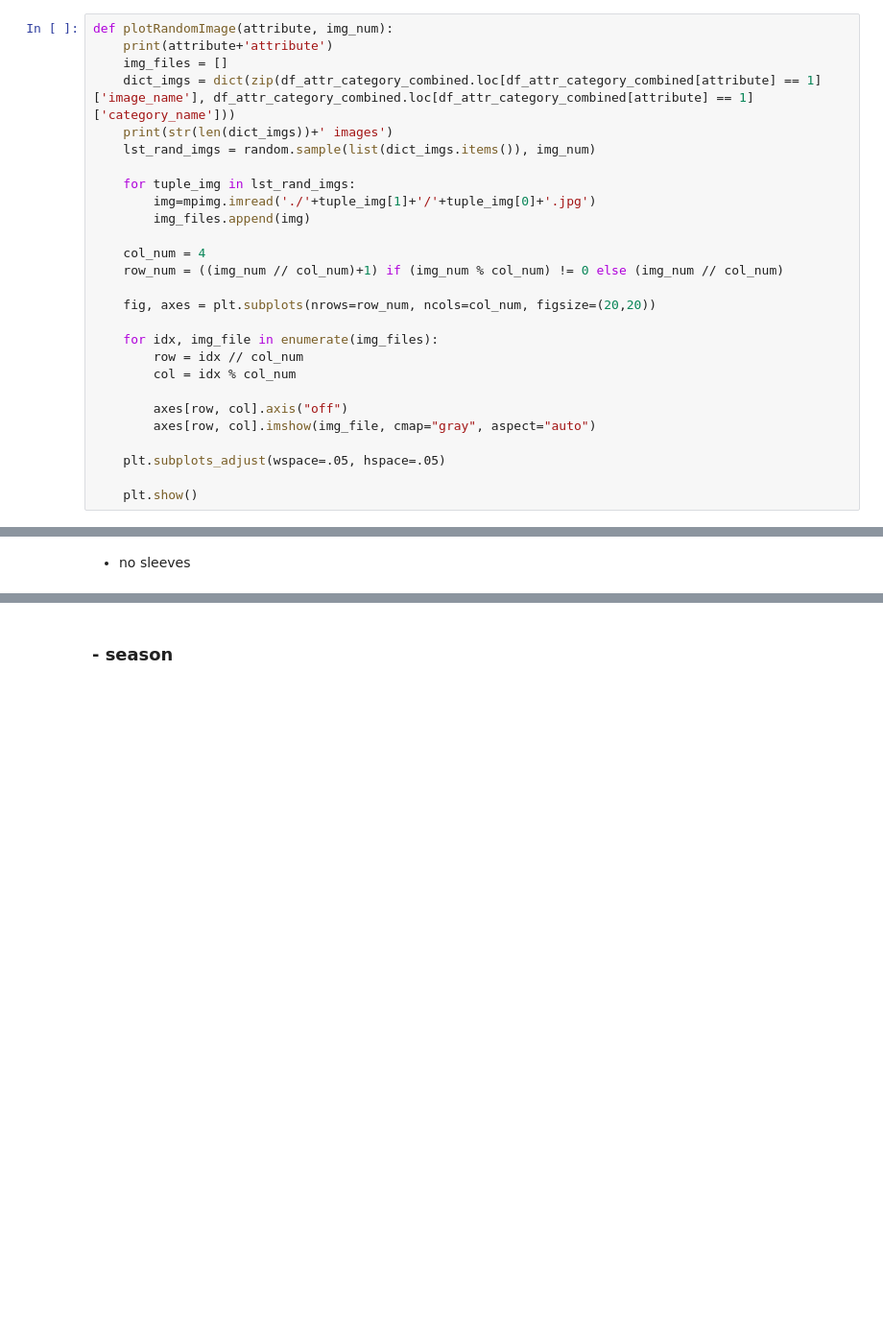
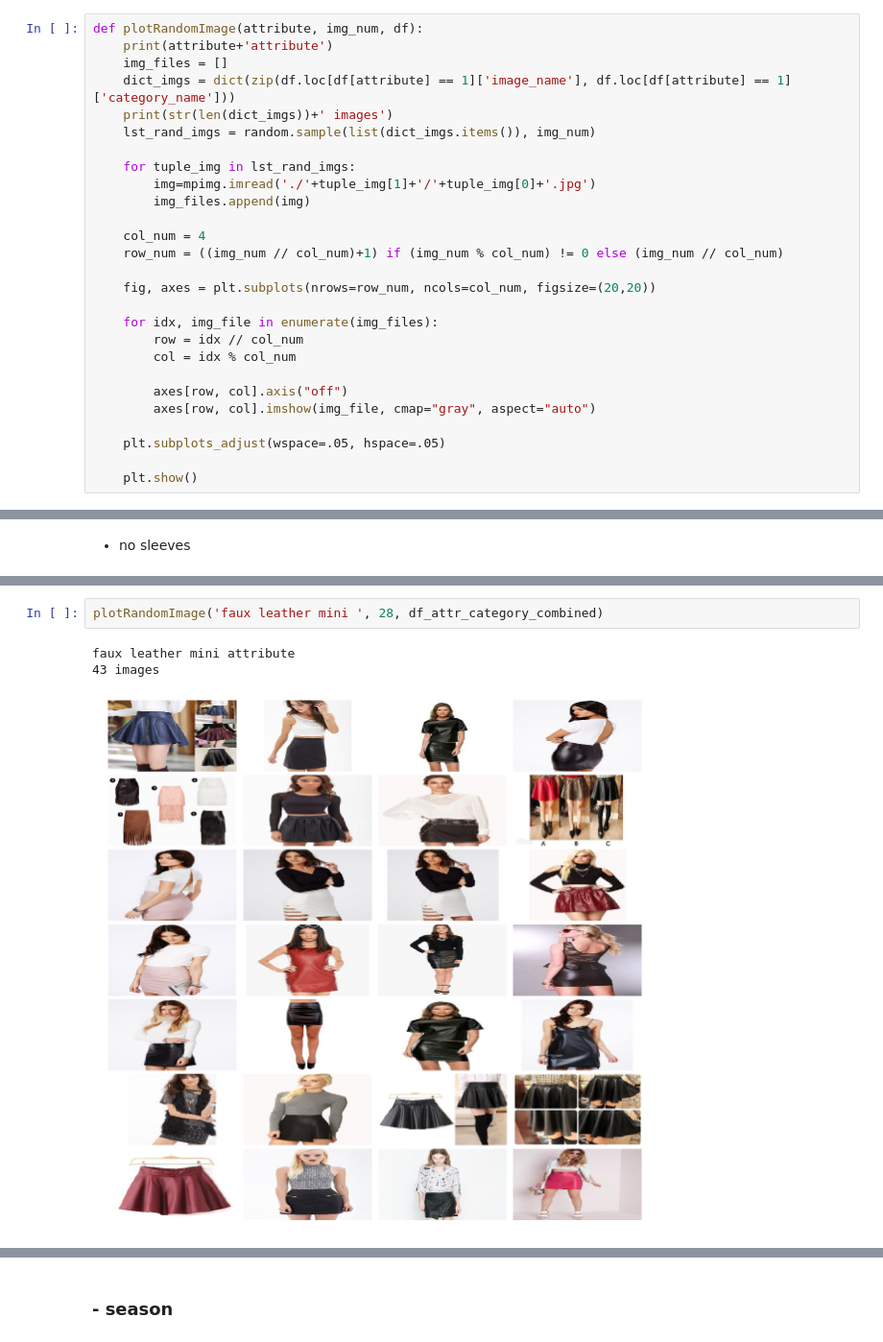
Before and after one commit to starsuzi/deep-fashion, a Jupyter notebook: merge-basic-attributes.ipynb, the cells around one changed output, grey strips where cells are left out. Shown at 96% size. Drawn from its saved outputs; the diff is of its cells as text; blank space fills up the shorter version.

```diff
--- a/merge-basic-attributes.ipynb
+++ b/merge-basic-attributes.ipynb
@@ -99,10 +99,10 @@ isAttribute(lst_pattern)
 'floral ' exists
 'striped ' exists
 # %%
-def plotRandomImage(attribute, img_num):
+def plotRandomImage(attribute, img_num, df):
     print(attribute+'attribute')
     img_files = []
-    dict_imgs = dict(zip(df_attr_category_combined.loc[df_attr_category_combined[attribute] == 1]['image_name'], df_attr_category_combined.loc[df_attr_category_combined[attribute] == 1]['category_name']))
+    dict_imgs = dict(zip(df.loc[df[attribute] == 1]['image_name'], df.loc[df[attribute] == 1]['category_name']))
     print(str(len(dict_imgs))+' images')
     lst_rand_imgs = random.sample(list(dict_imgs.items()), img_num)
 
@@ -163,0 +176,6 @@ def plotRandomImage(attribute, img_num):
+# %%
+plotRandomImage('faux leather mini ', 28, df_attr_category_combined)
+# %% [output]
+faux leather mini attribute
+43 images
+[figure, added]
```
Also changed, not shown: parts of 141 cells of this notebook.
